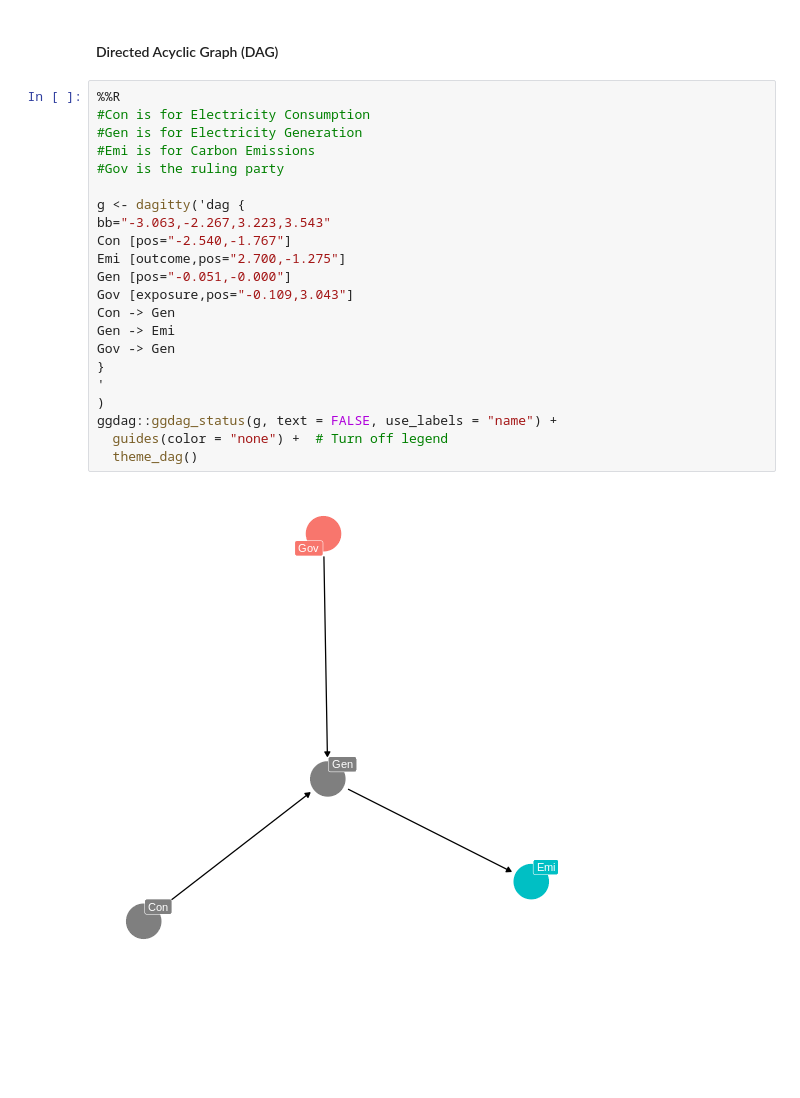
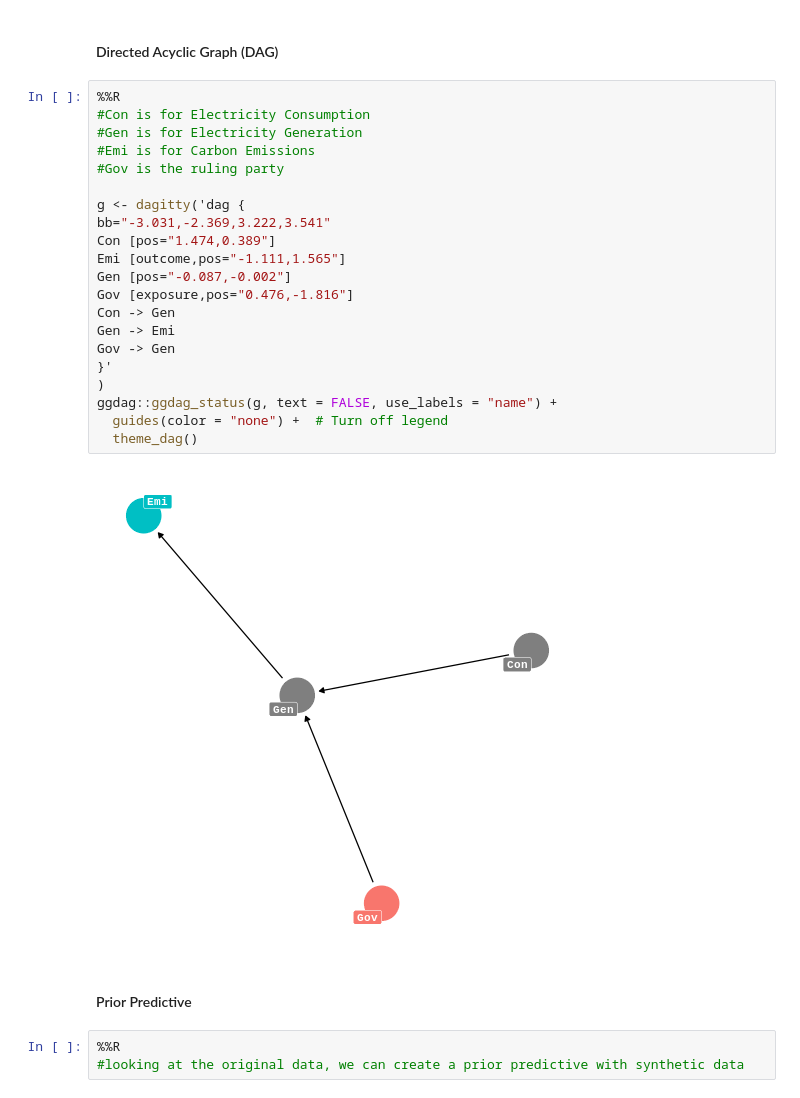
Before and after one commit to nthammadi-uncc/MultiEffects_AirPollutants, a Jupyter notebook: Notebooks/Multi_Effects_Model_for_Electricity_Analysis.ipynb, the cells around one changed output. Drawn from its saved outputs; the diff is of its cells as text; blank space fills up the shorter version.

```diff
--- a/Notebooks/Multi_Effects_Model_for_Electricity_Analysis.ipynb
+++ b/Notebooks/Multi_Effects_Model_for_Electricity_Analysis.ipynb
@@ -146,24 +234,28 @@ display(HTML(electricity_df.to_html()))
 # %%
 %%R
 #Con is for Electricity Consumption
 #Gen is for Electricity Generation
 #Emi is for Carbon Emissions
 #Gov is the ruling party
 
 g <- dagitty('dag {
-bb="-3.063,-2.267,3.223,3.543"
-Con [pos="-2.540,-1.767"]
-Emi [outcome,pos="2.700,-1.275"]
-Gen [pos="-0.051,-0.000"]
-Gov [exposure,pos="-0.109,3.043"]
+bb="-3.031,-2.369,3.222,3.541"
+Con [pos="1.474,0.389"]
+Emi [outcome,pos="-1.111,1.565"]
+Gen [pos="-0.087,-0.002"]
+Gov [exposure,pos="0.476,-1.816"]
 Con -> Gen
 Gen -> Emi
 Gov -> Gen
-}
-'
+}'
 )
 ggdag::ggdag_status(g, text = FALSE, use_labels = "name") +
   guides(color = "none") +  # Turn off legend
   theme_dag()
 # %% [output]
-[figure, old version]
+[figure, new version]
+# %% [markdown]
+#### Prior Predictive
+# %%
+%%R
+#looking at the original data, we can create a prior predictive with synthetic data
```
Also changed, not shown: parts of 17 cells of this notebook.
